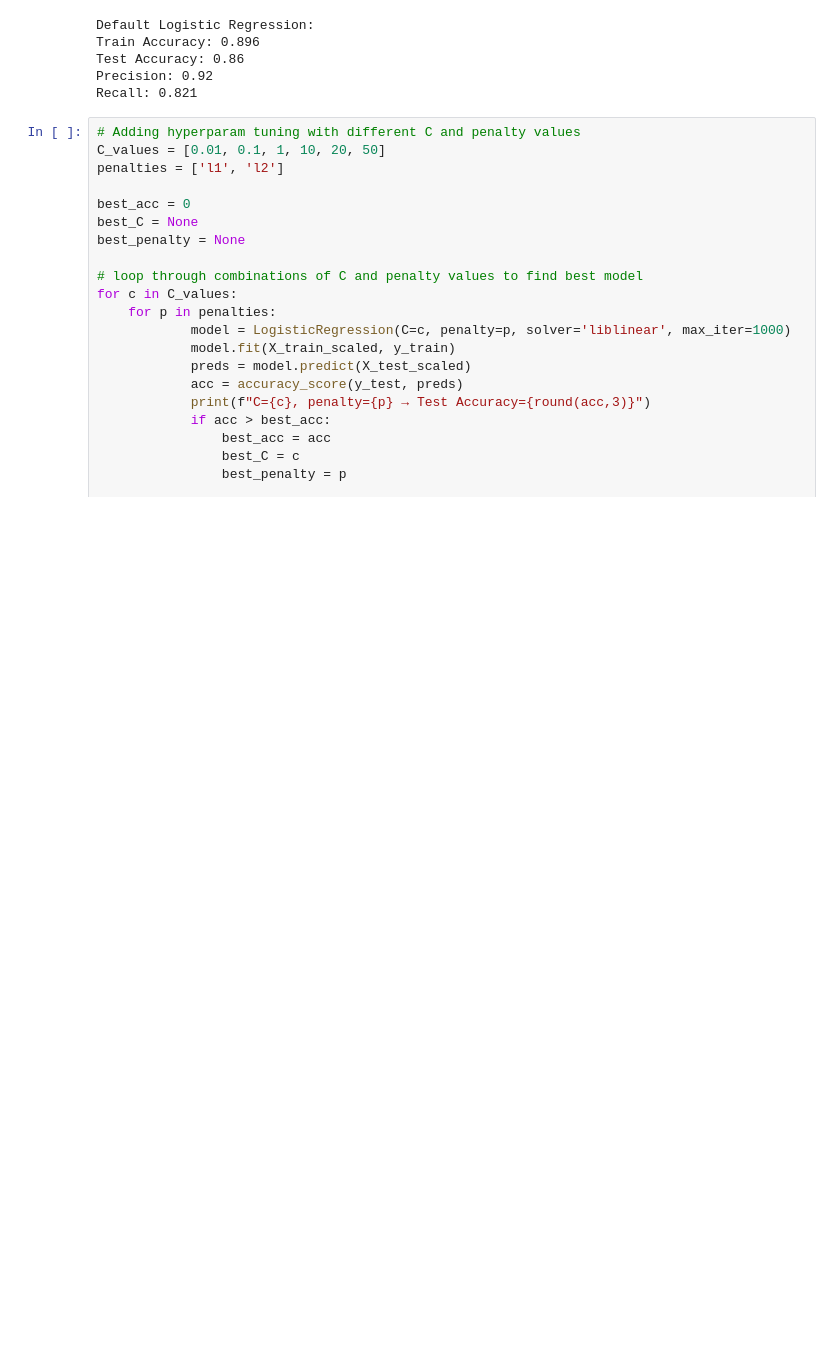
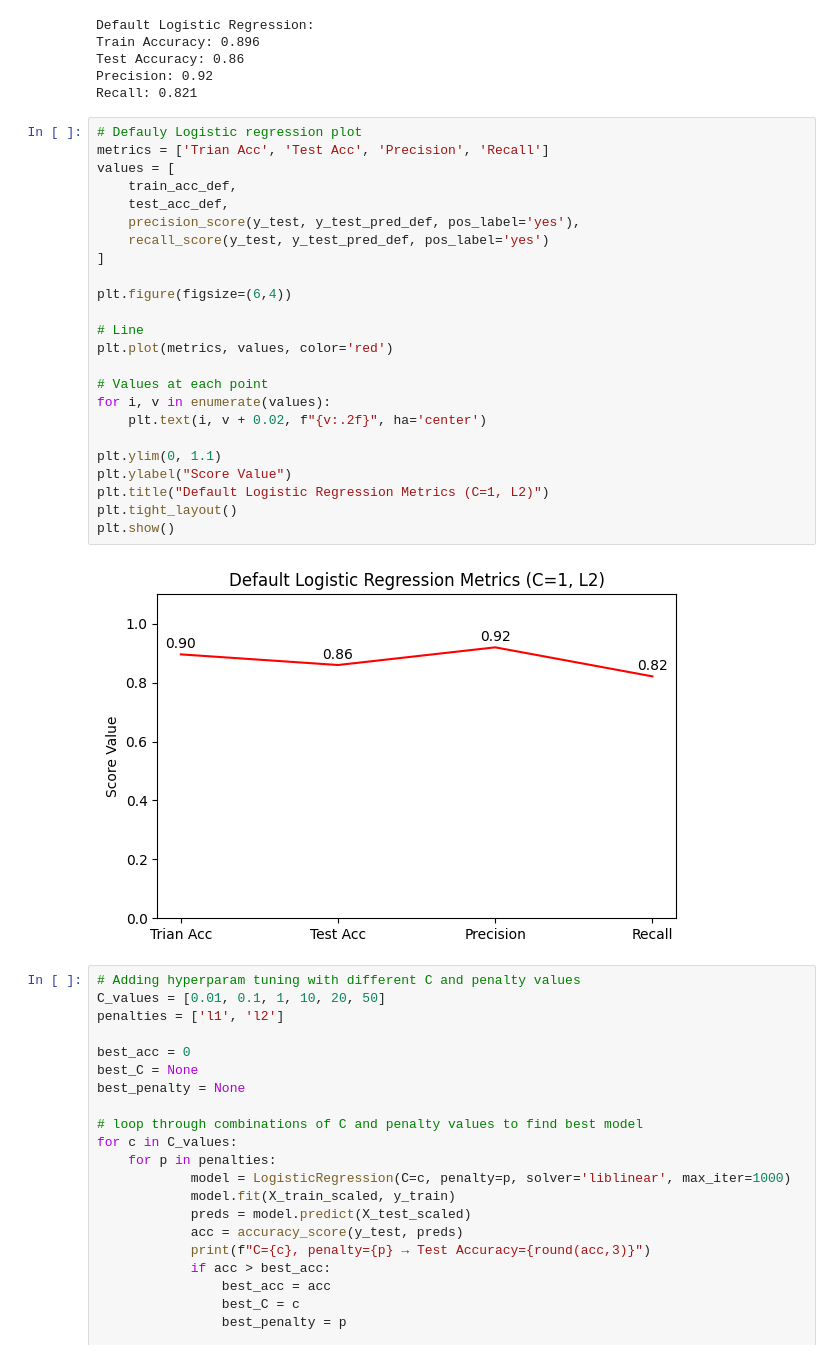
Before and after one commit to roanelwood/CT4101_Assignment1, a Jupyter notebook: LogisticRegression.ipynb, the cells around one changed output. Cells and saved outputs as stored; diff of their text form; blank space fills up the shorter version.

Commit message:
Line graph for default LR values

```diff
--- a/LogisticRegression.ipynb
+++ b/LogisticRegression.ipynb
@@ -57,6 +58,32 @@ Train Accuracy: 0.896
 Test Accuracy: 0.86
 Precision: 0.92
 Recall: 0.821
+# %%
+# Defauly Logistic regression plot
+metrics = ['Trian Acc', 'Test Acc', 'Precision', 'Recall']
+values = [
+    train_acc_def,
+    test_acc_def,
+    precision_score(y_test, y_test_pred_def, pos_label='yes'),
+    recall_score(y_test, y_test_pred_def, pos_label='yes')
+]
+
+plt.figure(figsize=(6,4))
+
+# Line
+plt.plot(metrics, values, color='red')
+
+# Values at each point
+for i, v in enumerate(values):
+    plt.text(i, v + 0.02, f"{v:.2f}", ha='center')
+
+plt.ylim(0, 1.1)
+plt.ylabel("Score Value")
+plt.title("Default Logistic Regression Metrics (C=1, L2)")
+plt.tight_layout()
+plt.show()
+# %% [output]
+[figure, added]
 # %%
 # Adding hyperparam tuning with different C and penalty values
 C_values = [0.01, 0.1, 1, 10, 20, 50]
```
Also changed, not shown: parts of 1 cell of this notebook.
